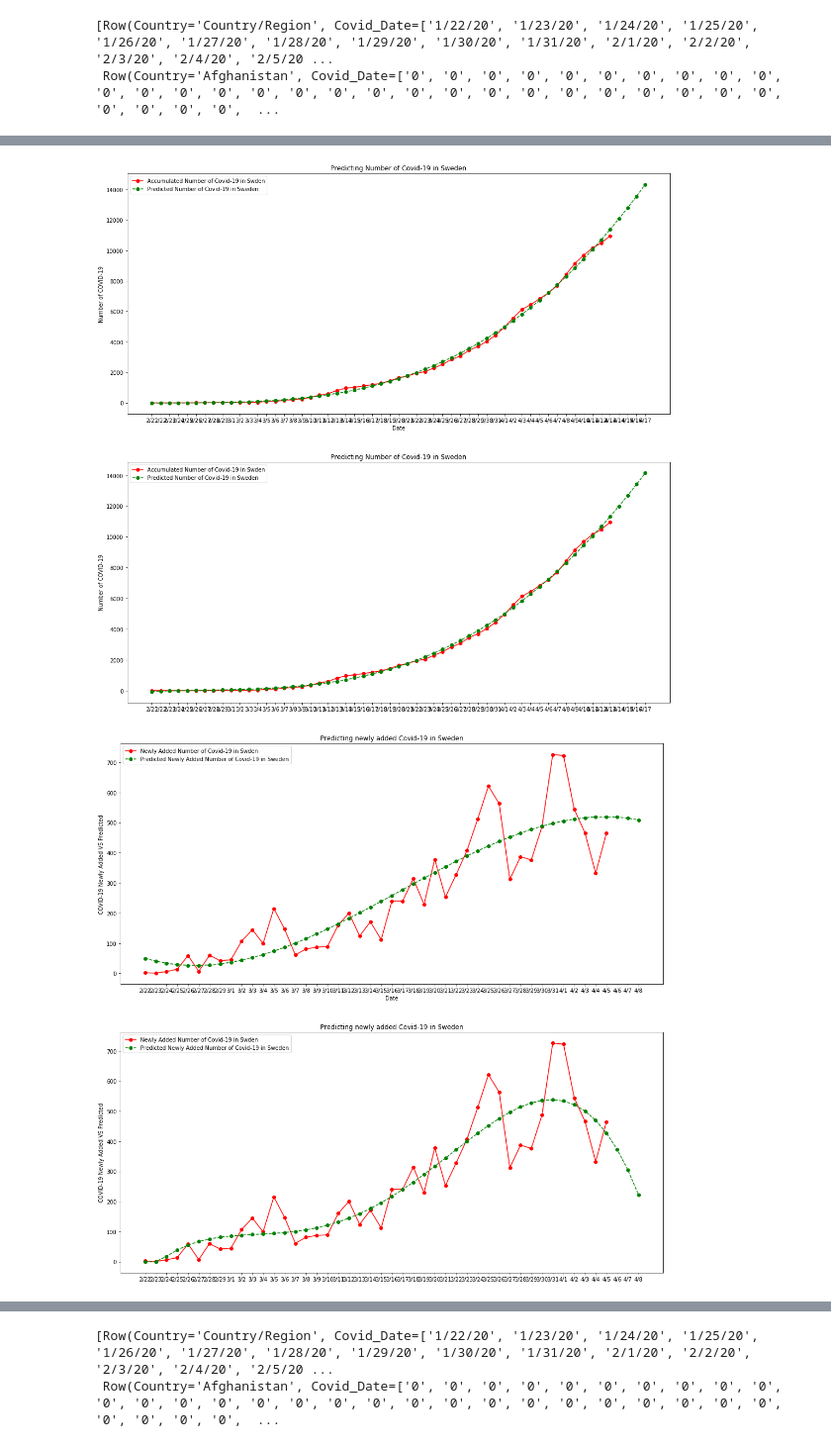
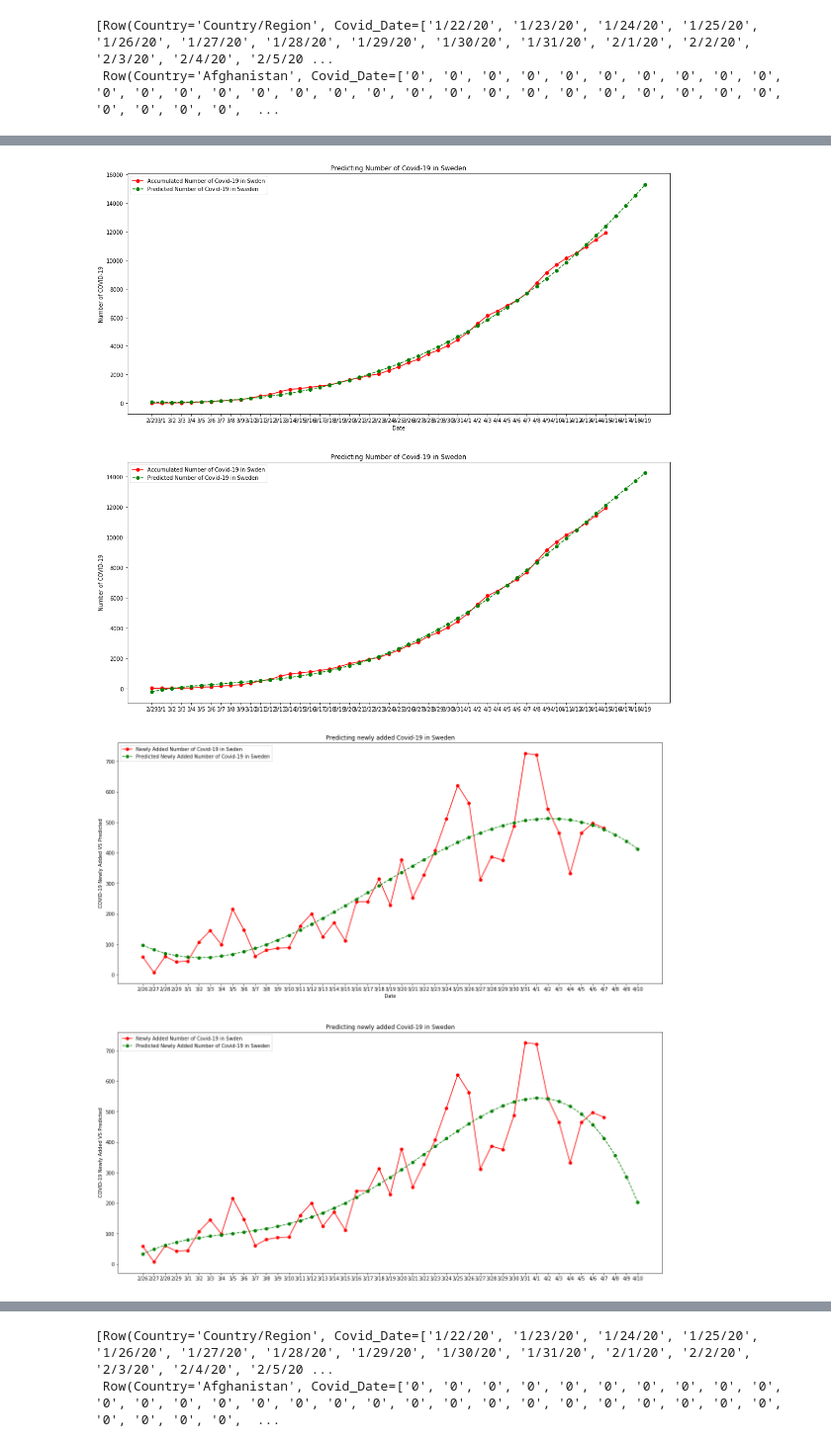
Before and after one commit to xingyazhou/datageek-github, a Jupyter notebook: COVID-19 Analysis.ipynb, the cells around one changed output, grey strips where cells are left out. Shown at 99% size. Cells and saved outputs as stored; diff of their text form; code cells hidden in the pictures.

```diff
--- a/COVID-19 Analysis.ipynb
+++ b/COVID-19 Analysis.ipynb
@@ -150,6 +150,6 @@ plt.show()
 # %%
 N=4
-length=len(acc_num_covid[30:])
+length=len(acc_num_covid[38:])
 x = np.linspace(1, length,length)
 x2 = np.linspace(1, length+N,length+N)
 
@@ -165,10 +165,10 @@ acc_num_covid=Covid_Sweden.toPandas().Covid_Date.array[0]
 acc_num_covid=np.array(acc_num_covid).astype(np.integer)
 dy=np.diff(acc_num_covid)
 
-z3 = np.polyfit(x,acc_num_covid[30:], 3)
+z3 = np.polyfit(x,acc_num_covid[38:], 3)
 p3 = np.poly1d(z3)
 
-z4 = np.polyfit(x,acc_num_covid[30:], 4)
+z4 = np.polyfit(x,acc_num_covid[38:], 4)
 p4 = np.poly1d(z4)
 
 plt.figure(figsize=(18,18))
@@ -176,22 +176,22 @@ plt.subplot(2, 1, 1)
 plt.title("Predicting Number of Covid-19 in Sweden")
 plt.xlabel("Date")
 plt.ylabel("Number of COVID-19")
-plt.plot(dates[0:length],acc_num_covid[30:],'-ro',label="Accumulated Number of Covid-19 in Swden")
-plt.plot(dates[:len(x2)],p3(x2),'--go',label="Predicted Number of Covid-19 in Sweden")
+plt.plot(dates[8:length+8],acc_num_covid[38:],'-ro',label="Accumulated Number of Covid-19 in Swden")
+plt.plot(dates[8:len(x2)+8],p3(x2),'--go',label="Predicted Number of Covid-19 in Sweden")
 plt.legend(loc="upper left")
 
 plt.subplot(2, 1, 2)
 plt.title("Predicting Number of Covid-19 in Sweden")
 plt.ylabel("Number of COVID-19")
-plt.plot(dates[0:length],acc_num_covid[30:],'-ro',label="Accumulated Number of Covid-19 in Swden")
-plt.plot(dates[0:len(x2)],p4(x2),'--go',label="Predicted Number of Covid-19 in Sweden")
+plt.plot(dates[8:length+8],acc_num_covid[38:],'-ro',label="Accumulated Number of Covid-19 in Swden")
+plt.plot(dates[8:len(x2)+8],p4(x2),'--go',label="Predicted Number of Covid-19 in Sweden")
 plt.legend(loc="upper left")
 
 plt.show()
 # %% [output]
-[figure, old version]
+[figure, new version]
 # %%
-length=len(dy[38:])
+length=len(dy[42:])
 x = np.linspace(1, length,length)
 x2 = np.linspace(1, length+3,length+3)
 dates=['2/21', '2/22', '2/23', '2/24', '2/25', '2/26', '2/27', '2/28',
@@ -204,41 +204,41 @@ dates=['2/21', '2/22', '2/23', '2/24', '2/25', '2/26', '2/27', '2/28',
 Covid_Sweden=df.select("Covid_Date").where(df.Country=="Sweden")
 acc_num_covid=Covid_Sweden.toPandas().Covid_Date.array[0]
 acc_num_covid=np.array(acc_num_covid).astype(np.integer)
 dy=np.diff(acc_num_covid)
 
-z3 = np.polyfit(x,dy[38:], 3)
+z3 = np.polyfit(x,dy[42:], 3)
 p3 = np.poly1d(z3)
 y3=p3(x2)
 for i in range(len(y3)):
    if y3[i]<0:
     y3[i]=0
 
-z4 = np.polyfit(x,dy[38:], 4)
+z4 = np.polyfit(x,dy[42:], 4)
 p4 = np.poly1d(z4)
 y4=p4(x2)
 for i in range(len(y4)):
    if y4[i]<0:
     y4[i]=0
 
-plt.figure(figsize=(18,18))
+plt.figure(figsize=(20,20))
 plt.subplot(2, 1, 1)
 plt.title("Predicting newly added Covid-19 in Sweden")
 plt.xlabel("Date")
 plt.ylabel("COVID-19 Newly Added VS Predicted")
-plt.plot(dates[1:len(dy[38:])+1],dy[38:],'-ro',label="Newly Added Number of Covid-19 in Swden")
-plt.plot(dates[1:len(x2)+1],y3,'--go',label="Predicted Newly Added Number of Covid-19 in Sweden")
+plt.plot(dates[5:len(dy[42:])+5],dy[42:],'-ro',label="Newly Added Number of Covid-19 in Swden")
+plt.plot(dates[5:len(x2)+5],y3,'--go',label="Predicted Newly Added Number of Covid-19 in Sweden")
 plt.legend(loc="upper left")
 
 plt.subplot(2, 1, 2)
 plt.title("Predicting newly added Covid-19 in Sweden")
 plt.ylabel("COVID-19 Newly Added VS Predicted")
-plt.plot(dates[1:len(dy[38:])+1],dy[38:],'-ro',label="Newly Added Number of Covid-19 in Swden")
-plt.plot(dates[1:len(x2)+1],y4,'--go',label="Predicted Newly Added Number of Covid-19 in Sweden")
+plt.plot(dates[5:len(dy[42:])+5],dy[42:],'-ro',label="Newly Added Number of Covid-19 in Swden")
+plt.plot(dates[5:len(x2)+5],y4,'--go',label="Predicted Newly Added Number of Covid-19 in Sweden")
 plt.legend(loc="upper left")
 
 plt.show()
 # %% [output]
-[figure, old version]
+[figure, new version]
 # %%
 c="Italy"
 Covid_Sweden=df.select("Covid_Date").where(df.Country==c)
```
Also changed, not shown: parts of 12 cells of this notebook.
